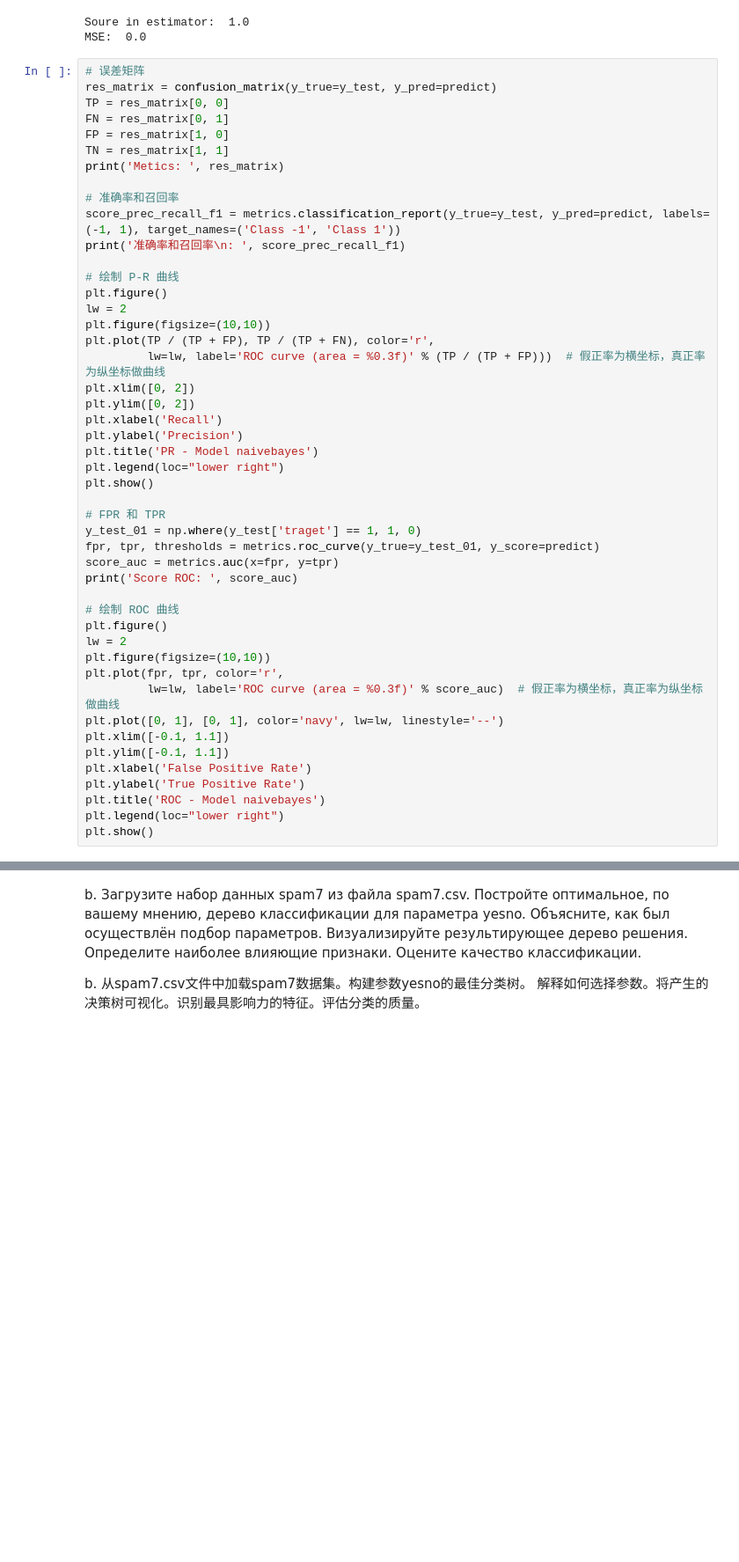
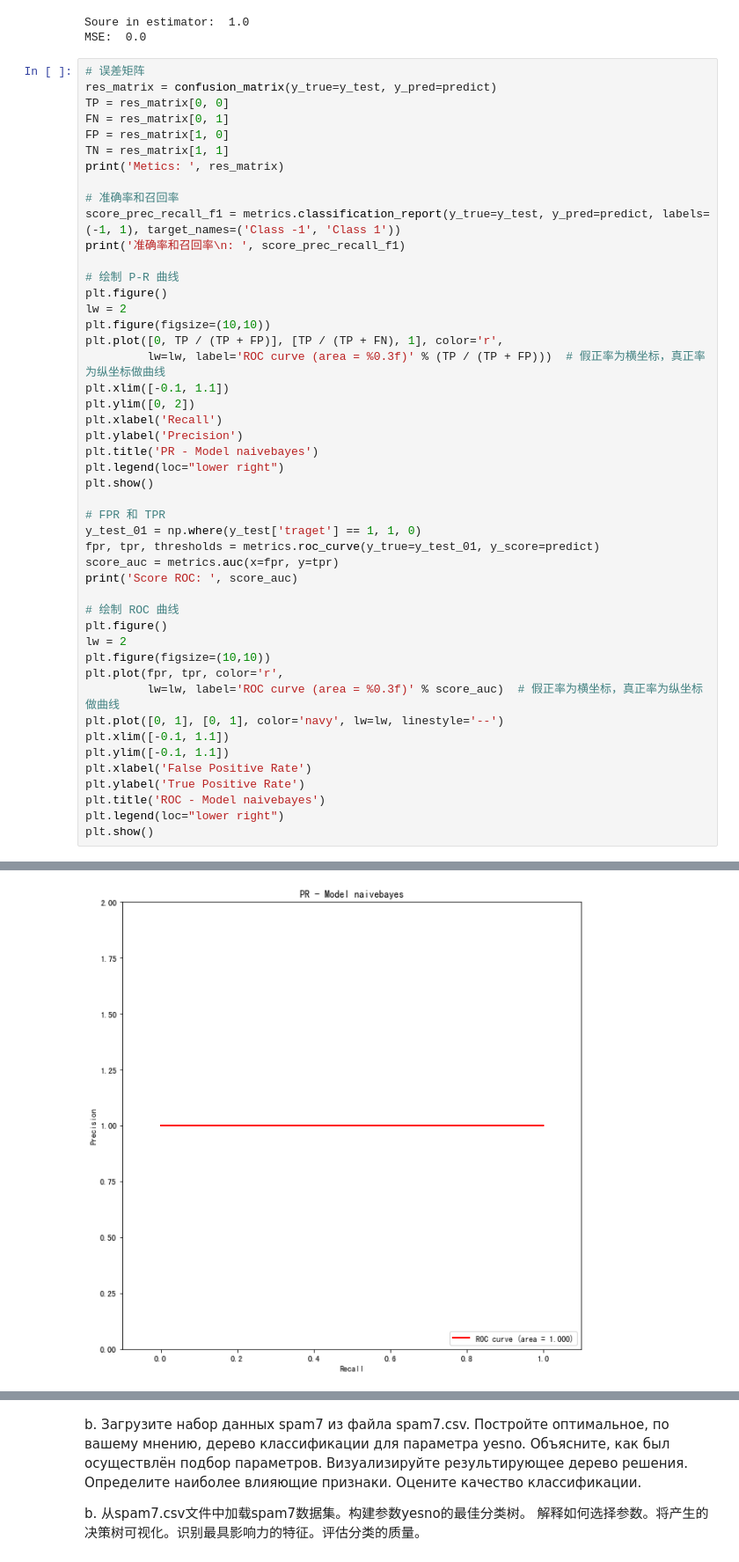
Before and after one commit to NekoSilverFox/Machine-learning, a Jupyter notebook: 129 - SPbSTU - lab1/100 - SPbSTU - lab1.ipynb, the cells around one changed output, grey strips where cells are left out. Shown: that part at 88% size. Drawn from its saved outputs; the diff is of its cells as text; blank space fills up the shorter version.

```diff
--- a/129 - SPbSTU - lab1/100 - SPbSTU - lab1.ipynb
+++ b/129 - SPbSTU - lab1/100 - SPbSTU - lab1.ipynb
@@ -206,9 +206,9 @@ print('准确率和召回率\n: ', score_prec_recall_f1)
 plt.figure()
 lw = 2
 plt.figure(figsize=(10,10))
-plt.plot(TP / (TP + FP), TP / (TP + FN), color='r',
+plt.plot([0, TP / (TP + FP)], [TP / (TP + FN), 1], color='r',
          lw=lw, label='ROC curve (area = %0.3f)' % (TP / (TP + FP)))  # 假正率为横坐标，真正率为纵坐标做曲线
-plt.xlim([0, 2])
+plt.xlim([-0.1, 1.1])
 plt.ylim([0, 2])
 plt.xlabel('Recall')
 plt.ylabel('Precision')
@@ -251,0 +252 @@ TypeError: ufunc 'true_divide' not supported for the input types, and the inputs
+[figure, added]
```
Also changed, not shown: parts of 3 cells of this notebook, 4 other files.
